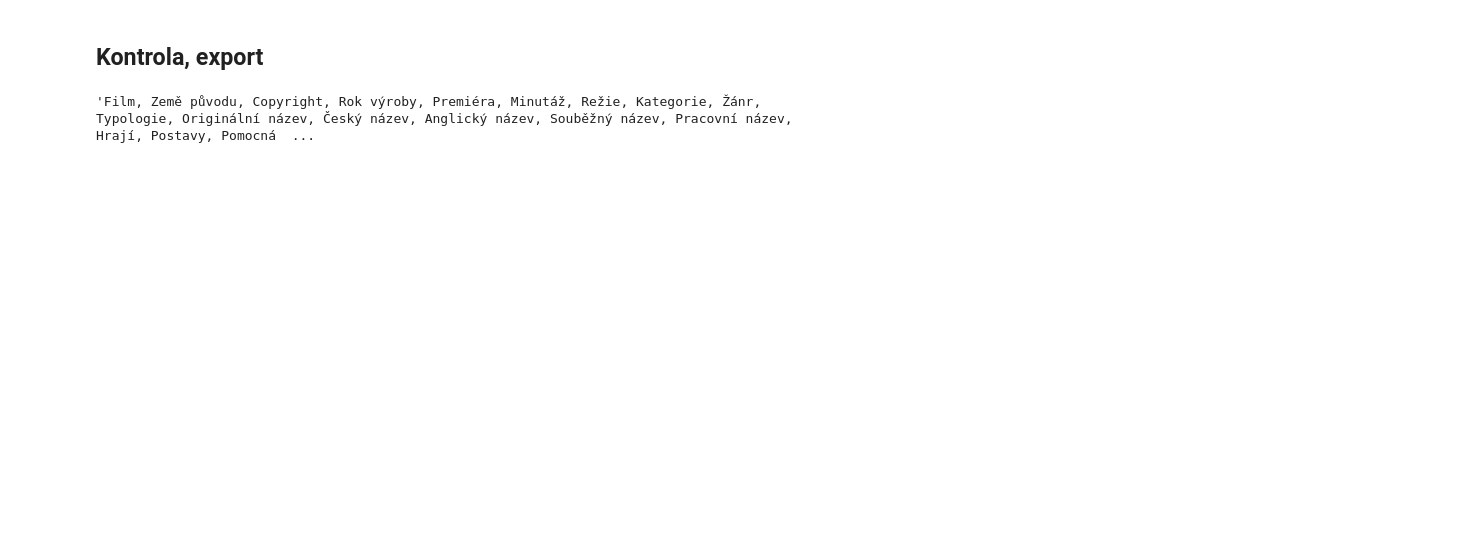
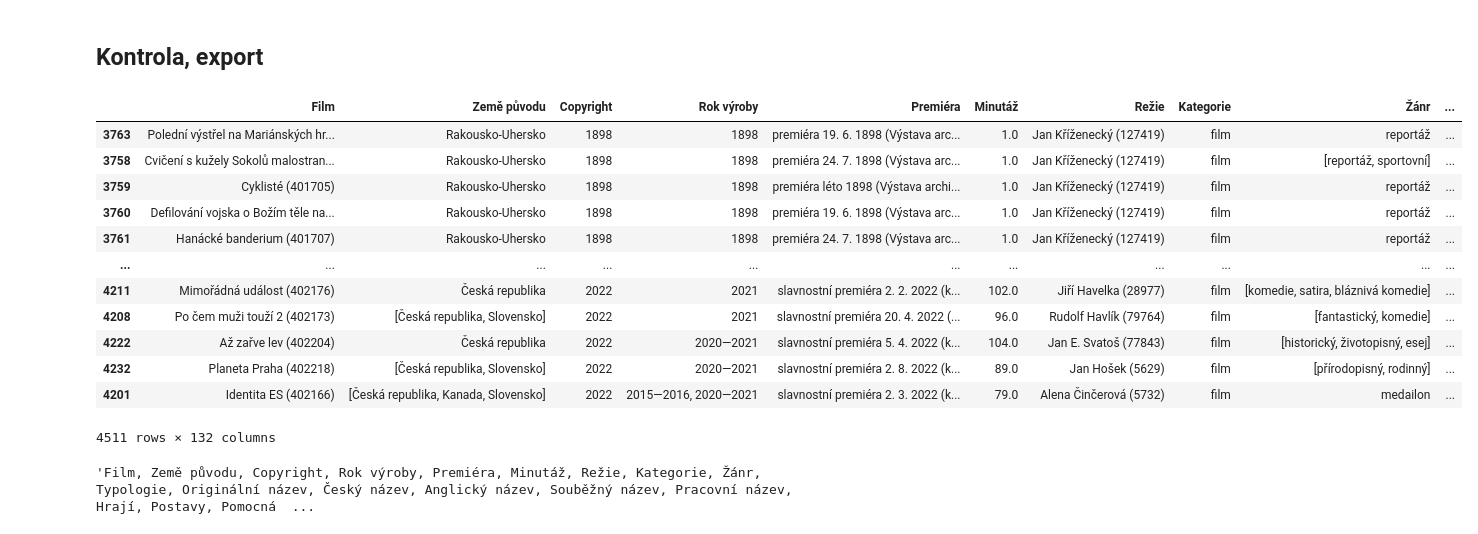
Before and after one commit to DataRozhlas/filmovy-prehled, a Jupyter notebook: 011 čištění a export filmů.ipynb, the cells around one changed output. Drawn from its saved outputs; the diff is of its cells as text; code cells hidden in the pictures; blank space fills up the shorter version.

```diff
--- a/011 čištění a export filmů.ipynb
+++ b/011 čištění a export filmů.ipynb
@@ -295,5 +458,21 @@ for key, val in jmena.items():
 # %% [markdown]
 ## Kontrola, export
+# %%
+df
+# %% [output]
+|  | Film | Země původu | Copyright | Rok výroby | Premiéra | Minutáž | Režie | Kategorie | Žánr | ... |
+| 3763 | Polední výstřel na Mariánských hr... | Rakousko-Uhersko | 1898 | 1898 | premiéra 19. 6. 1898 (Výstava arc... | 1.0 | Jan Kříženecký (127419) | film | reportáž | ... |
+| 3758 | Cvičení s kužely Sokolů malostran... | Rakousko-Uhersko | 1898 | 1898 | premiéra 24. 7. 1898 (Výstava arc... | 1.0 | Jan Kříženecký (127419) | film | [reportáž, sportovní] | ... |
+| 3759 | Cyklisté (401705) | Rakousko-Uhersko | 1898 | 1898 | premiéra léto 1898 (Výstava archi... | 1.0 | Jan Kříženecký (127419) | film | reportáž | ... |
+| 3760 | Defilování vojska o Božím těle na... | Rakousko-Uhersko | 1898 | 1898 | premiéra 19. 6. 1898 (Výstava arc... | 1.0 | Jan Kříženecký (127419) | film | reportáž | ... |
+| 3761 | Hanácké banderium (401707) | Rakousko-Uhersko | 1898 | 1898 | premiéra 24. 7. 1898 (Výstava arc... | 1.0 | Jan Kříženecký (127419) | film | reportáž | ... |
+| ... | ... | ... | ... | ... | ... | ... | ... | ... | ... | ... |
+| 4211 | Mimořádná událost (402176) | Česká republika | 2022 | 2021 | slavnostní premiéra 2. 2. 2022 (k... | 102.0 | Jiří Havelka (28977) | film | [komedie, satira, bláznivá komedie] | ... |
+| 4208 | Po čem muži touží 2 (402173) | [Česká republika, Slovensko] | 2022 | 2021 | slavnostní premiéra 20. 4. 2022 (... | 96.0 | Rudolf Havlík (79764) | film | [fantastický, komedie] | ... |
+| 4222 | Až zařve lev (402204) | Česká republika | 2022 | 2020—2021 | slavnostní premiéra 5. 4. 2022 (k... | 104.0 | Jan E. Svatoš (77843) | film | [historický, životopisný, esej] | ... |
+| 4232 | Planeta Praha (402218) | [Česká republika, Slovensko] | 2022 | 2020—2021 | slavnostní premiéra 2. 8. 2022 (k... | 89.0 | Jan Hošek (5629) | film | [přírodopisný, rodinný] | ... |
+| 4201 | Identita ES (402166) | [Česká republika, Kanada, Slovensko] | 2022 | 2015—2016, 2020—2021 | slavnostní premiéra 2. 3. 2022 (k... | 79.0 | Alena Činčerová (5732) | film | medailon | ... |
+4511 rows × 132 columns
 # %%
 with open(os.path.join("seznamove_sloupce.txt"), "w+", encoding = "utf-8") as s_sloupce:
     s_sloupce.writelines("\n".join(seznamove_sloupce))
```
Also changed, not shown: parts of 22 cells of this notebook, 14 other files.
